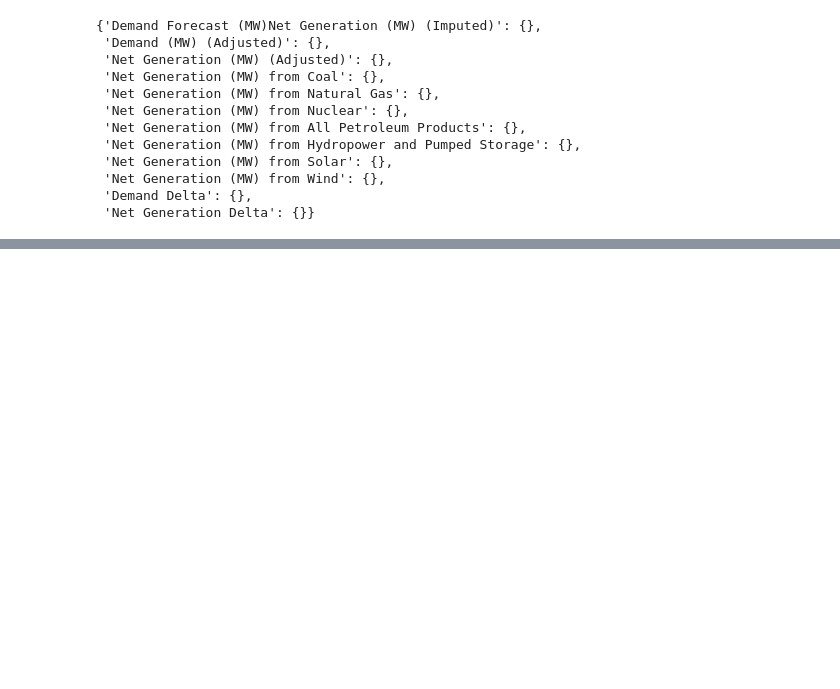
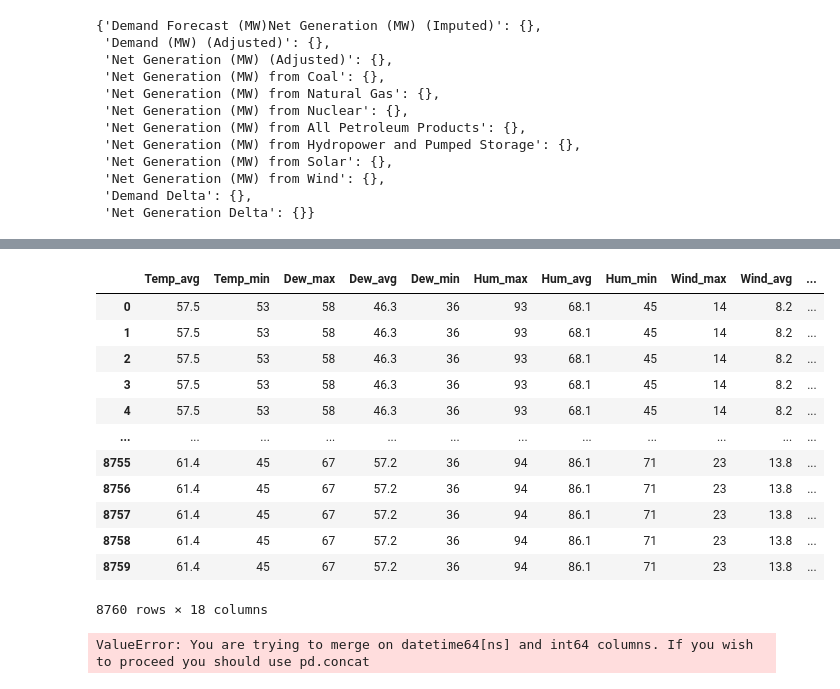
Before and after one commit to Cpizzle1/capstone2, a Jupyter notebook: notebooks/Datacleanv2.1.ipynb, the cells around one changed output, grey strips where cells are left out. Cells and saved outputs as stored; diff of their text form; code cells hidden in the pictures; blank space fills up the shorter version.

```diff
--- a/notebooks/Datacleanv2.1.ipynb
+++ b/notebooks/Datacleanv2.1.ipynb
@@ -444,0 +588,2 @@ def func4(df,column, lst = np.arange(0,24)):
+# %%
+converted_houston_temp_24 = pd.read_csv ('/Users/cp/Desktop/capstone2/Houston_weather_hours.csv')
@@ -444,0 +615,16 @@ def func4(df,column, lst = np.arange(0,24)):
+# %%
+converted_houston_temp_24
+# %% [output]
+|  | Temp_avg | Temp_min | Dew_max | Dew_avg | Dew_min | Hum_max | Hum_avg | Hum_min | Wind_max | Wind_avg | ... |
+| 0 | 57.5 | 53 | 58 | 46.3 | 36 | 93 | 68.1 | 45 | 14 | 8.2 | ... |
+| 1 | 57.5 | 53 | 58 | 46.3 | 36 | 93 | 68.1 | 45 | 14 | 8.2 | ... |
+| 2 | 57.5 | 53 | 58 | 46.3 | 36 | 93 | 68.1 | 45 | 14 | 8.2 | ... |
+| 3 | 57.5 | 53 | 58 | 46.3 | 36 | 93 | 68.1 | 45 | 14 | 8.2 | ... |
+| 4 | 57.5 | 53 | 58 | 46.3 | 36 | 93 | 68.1 | 45 | 14 | 8.2 | ... |
+| ... | ... | ... | ... | ... | ... | ... | ... | ... | ... | ... | ... |
+| 8755 | 61.4 | 45 | 67 | 57.2 | 36 | 94 | 86.1 | 71 | 23 | 13.8 | ... |
+| 8756 | 61.4 | 45 | 67 | 57.2 | 36 | 94 | 86.1 | 71 | 23 | 13.8 | ... |
+| 8757 | 61.4 | 45 | 67 | 57.2 | 36 | 94 | 86.1 | 71 | 23 | 13.8 | ... |
+| 8758 | 61.4 | 45 | 67 | 57.2 | 36 | 94 | 86.1 | 71 | 23 | 13.8 | ... |
+| 8759 | 61.4 | 45 | 67 | 57.2 | 36 | 94 | 86.1 | 71 | 23 | 13.8 | ... |
+8760 rows × 18 columns
@@ -444,0 +633,4 @@ def func4(df,column, lst = np.arange(0,24)):
+# %%
+df_texas.join(converted_houston_temp_24, on ='New_datetime', how = 'left')
+# %% [output]
+ValueError: You are trying to merge on datetime64[ns] and int64 columns. If you wish to proceed you should use pd.concat
```
Also changed, not shown: parts of 30 cells of this notebook, 5 other files.
